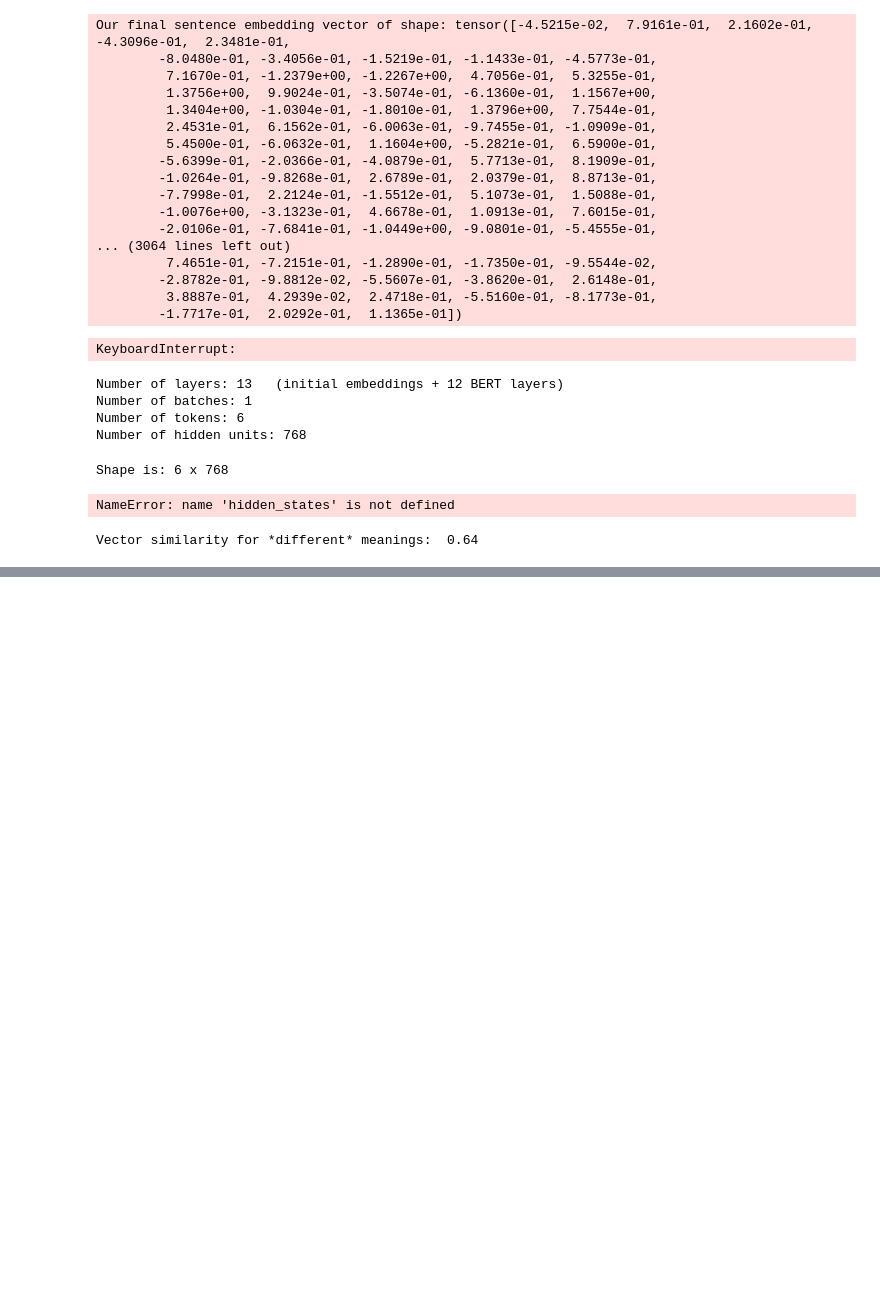
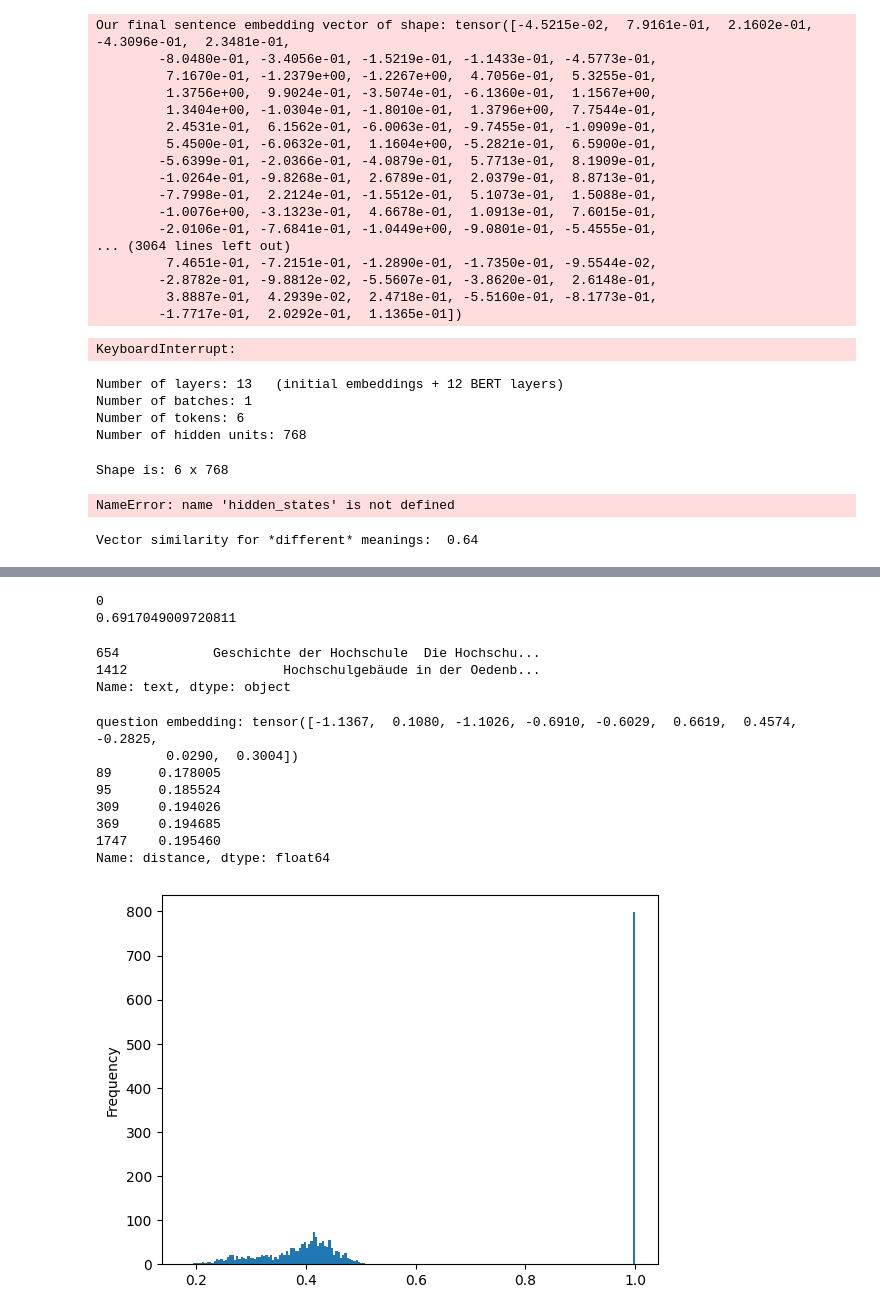
Before and after one commit to davidg-h/Daibl, a Jupyter notebook: discord_bot/scrap/data_processing.ipynb, the cells around one changed output, grey strips where cells are left out. Drawn from its saved outputs; the diff is of its cells as text; code cells hidden in the pictures; blank space fills up the shorter version.

Commit message:
added some testing parts for embeddings

```diff
--- a/discord_bot/scrap/data_processing.ipynb
+++ b/discord_bot/scrap/data_processing.ipynb
@@ -289,0 +309,13 @@ Vector similarity for *different* meanings:  0.64
+# %%
+import json
+
+print(len(df["text"][4]))
+# print(json.loads(df["text"][0]))
+diff_bank = 1 - cosine(json.loads(df["word_embeddings"][3]), json.loads(df["word_embeddings"][6]))
+# for embed in df["word_embeddings"]:
+# print(embed)
+
+print(diff_bank)
+# %% [output]
+0
+0.6917049009720811
@@ -289,0 +324,38 @@ Vector similarity for *different* meanings:  0.64
+# %%
+word = "Fachhochschulgesetz"
+
+df.loc[df["text"].str.contains(word)]["text"]
+# [text for text in df["text"] if word in text][:5]
+# %% [output]
+654            Geschichte der Hochschule  Die Hochschu...
+1412                    Hochschulgebäude in der Oedenb...
+Name: text, dtype: object
+# %%
+from question_embedding import question_embeddings
+import sys
+import json
+import matplotlib.pyplot as plt
+
+sys.path.insert(0, '/Users/br/Projects/IT-Ptojekt-Chatbot/daibl/discord_bot')
+
+question = "TH"
+question_embedding = question_embeddings(question)
+
+df["distance"] = [1 - cosine(json.loads(embedding), question_embedding) for embedding in df["word_embeddings"]]
+most_similar_documents = df.nsmallest(5, "distance")
+print(f"question embedding: {question_embedding[:10]}")
+print(most_similar_documents["distance"])
+
+
+df["distance"].plot(kind='hist', bins=200)
+plt.show()
+# %% [output]
+question embedding: tensor([-1.1367,  0.1080, -1.1026, -0.6910, -0.6029,  0.6619,  0.4574, -0.2825,
+         0.0290,  0.3004])
+89      0.178005
+95      0.185524
+309     0.194026
+369     0.194685
+1747    0.195460
+Name: distance, dtype: float64
+[figure, added]
```
Also changed, not shown: parts of 17 cells of this notebook.
